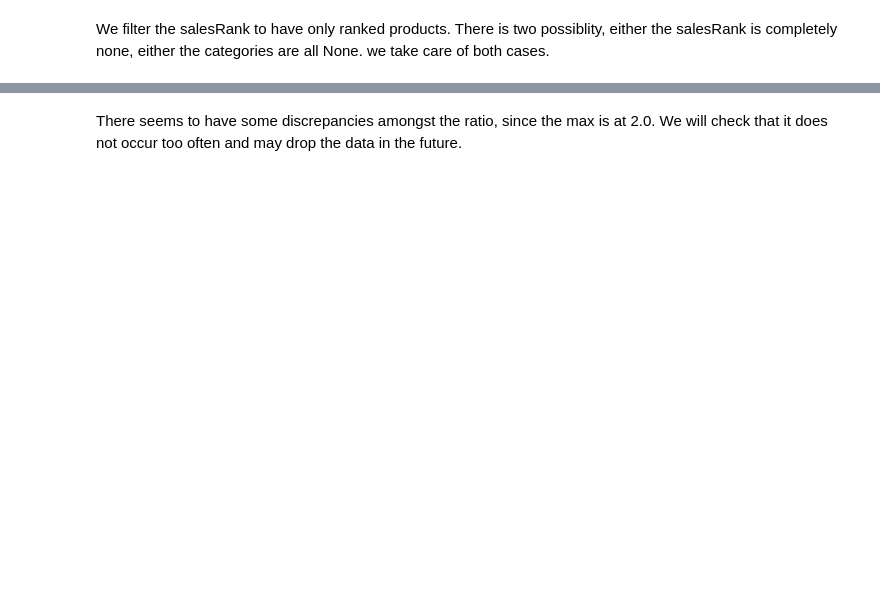
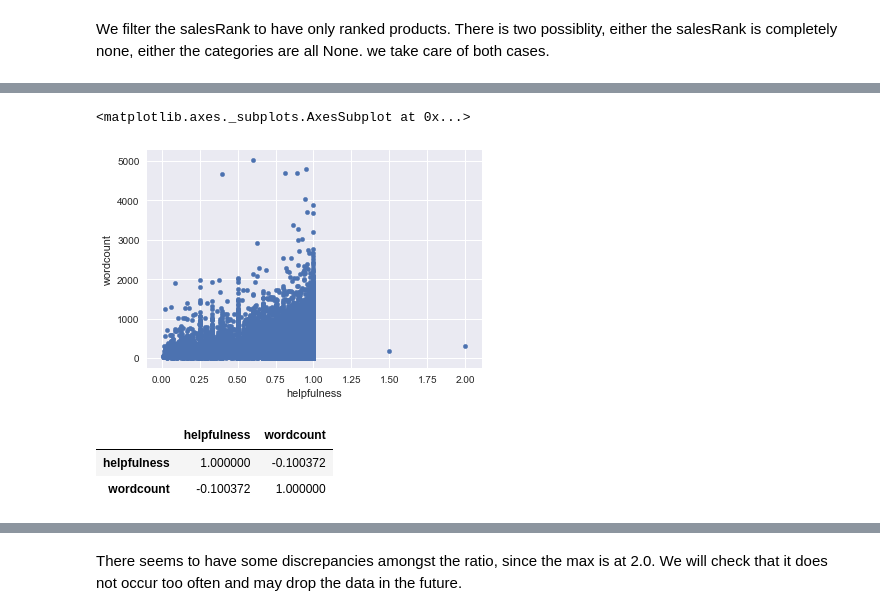
Before and after one commit to raphaelBarman/ADA-dh, a Jupyter notebook: project/Subset Exploration.ipynb, the cells around one changed output, grey strips where cells are left out. Drawn from its saved outputs; the diff is of its cells as text; code cells hidden in the pictures; blank space fills up the shorter version.

```diff
--- a/project/Subset Exploration.ipynb
+++ b/project/Subset Exploration.ipynb
@@ -130,3 +182,16 @@ We get the "helpfulness" of a review by computing the ratio of people that found
 # %%
 df_review = df_review.withColumn("helpfulness", F.when(df_review.helpful.getField(1) > 0, df_review.helpful.getField(0)/df_review.helpful.getField(1)).otherwise(-1))
+df_review_helpfulness = df_review.filter(df_review["helpfulness"] > 0.0)
+# %%
+df_review_helpfulness.select("helpfulness", "wordcount").toPandas().plot.scatter("helpfulness", "wordcount")
+# %% [output]
+<matplotlib.axes._subplots.AxesSubplot at 0x...>
+[figure, added]
+# %%
+spearman_corr = df_review_helpfulness.select("helpfulness", "wordcount").toPandas().corr(method = "spearman")
+spearman_corr
+# %% [output]
+|  | helpfulness | wordcount |
+| helpfulness | 1.000000 | -0.100372 |
+| wordcount | -0.100372 | 1.000000 |
 # %%
```
Also changed, not shown: parts of 136 cells of this notebook.
